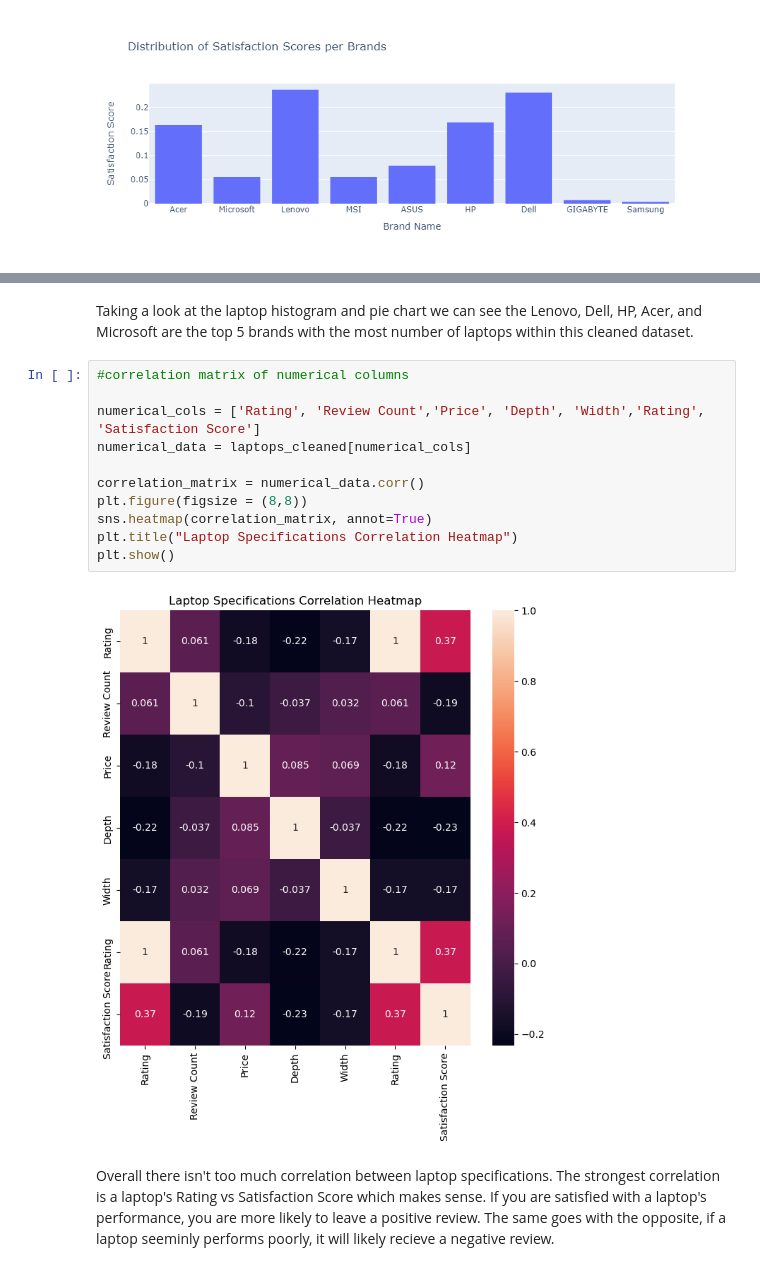
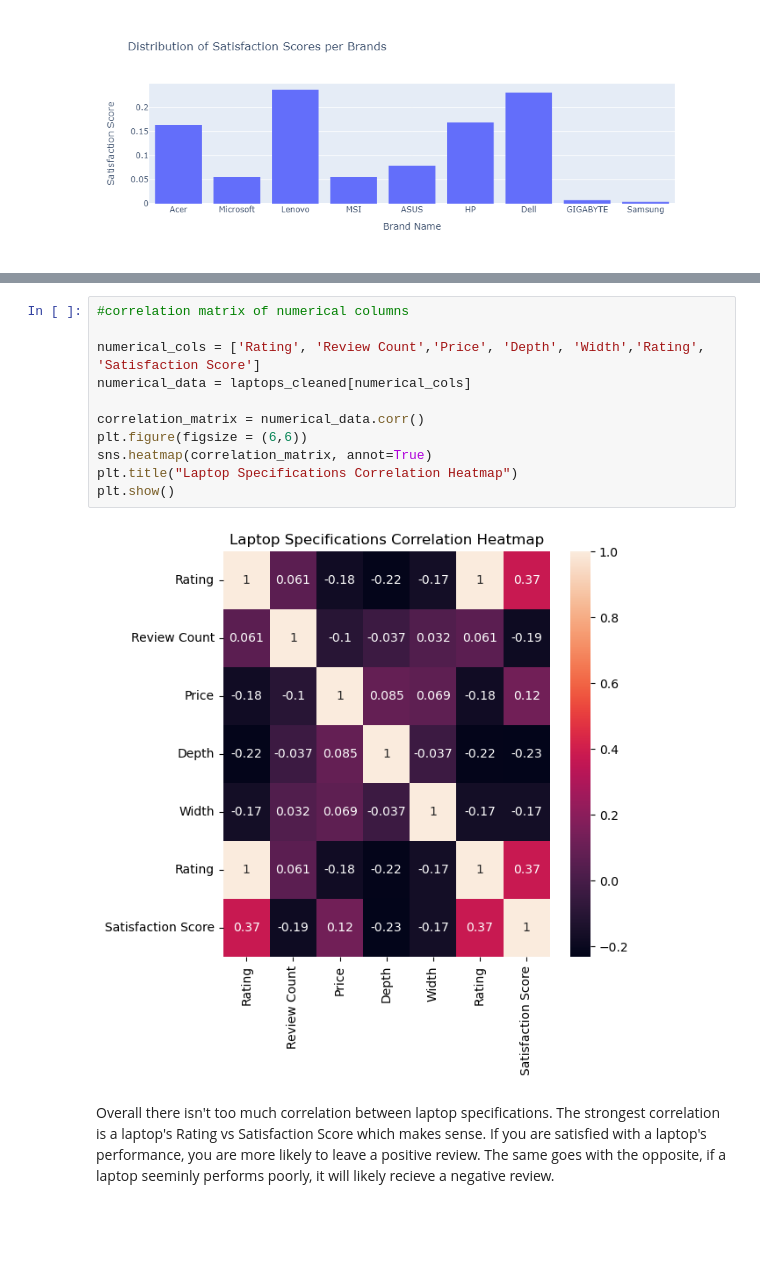
Before and after one commit to tlbravo/Windows-Laptops-Analysis, a Jupyter notebook: Windows Laptop Analysis.ipynb, the cells around one changed output, grey strips where cells are left out. Saved outputs shown, nothing was run; the diff lists cells and outputs as text; blank space fills up the shorter version.

```diff
--- a/Windows Laptop Analysis.ipynb
+++ b/Windows Laptop Analysis.ipynb
@@ -184,17 +185,15 @@ pie_chart.show()
-# %% [markdown]
-Taking a look at the laptop histogram and pie chart we can see the Lenovo, Dell, HP, Acer, and Microsoft are the top 5 brands with the most number of laptops within this cleaned dataset.
 # %%
 #correlation matrix of numerical columns
 
 numerical_cols = ['Rating', 'Review Count','Price', 'Depth', 'Width','Rating', 'Satisfaction Score']
 numerical_data = laptops_cleaned[numerical_cols]
 
 correlation_matrix = numerical_data.corr()
-plt.figure(figsize = (8,8))
+plt.figure(figsize = (6,6))
 sns.heatmap(correlation_matrix, annot=True)
 plt.title("Laptop Specifications Correlation Heatmap")
 plt.show()
 # %% [output]
-[figure, old version]
+[figure, new version]
 # %% [markdown]
 Overall there isn't too much correlation between laptop specifications. The strongest correlation is a laptop's Rating vs Satisfaction Score which makes sense. If you are satisfied with a laptop's performance, you are more likely to leave a positive review. The same goes with the opposite, if a laptop seeminly performs poorly, it will likely recieve a negative review.
```
Also changed, not shown: parts of 7 cells of this notebook, 2 other files.
